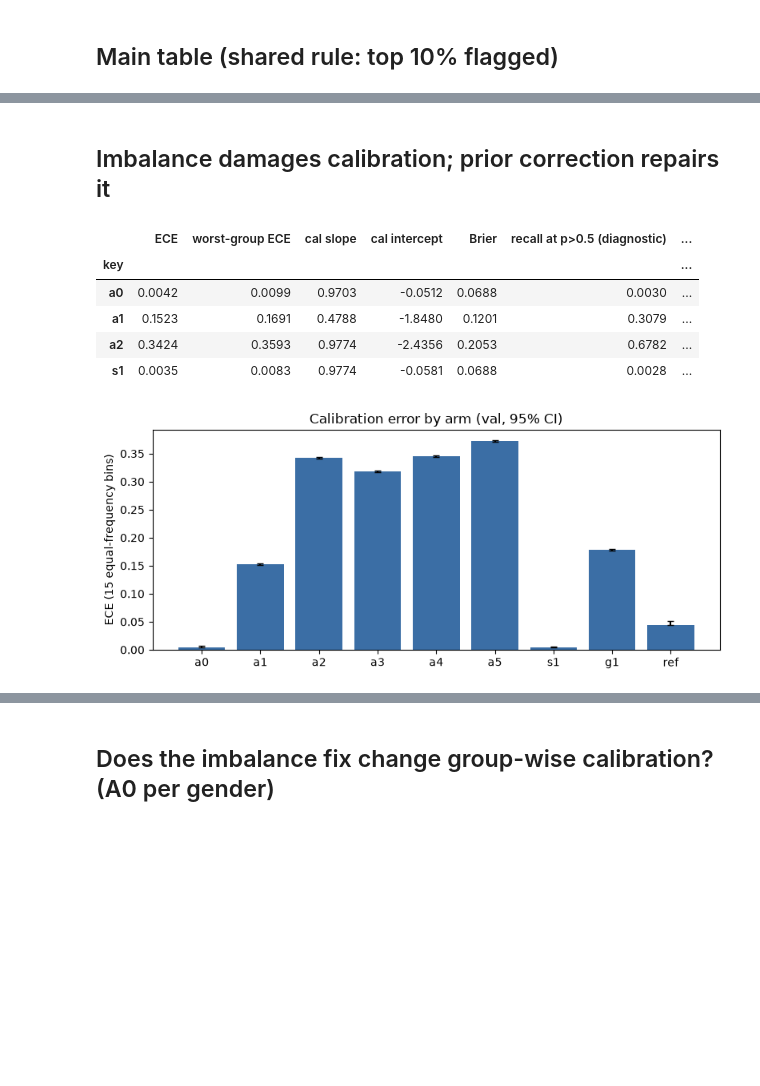
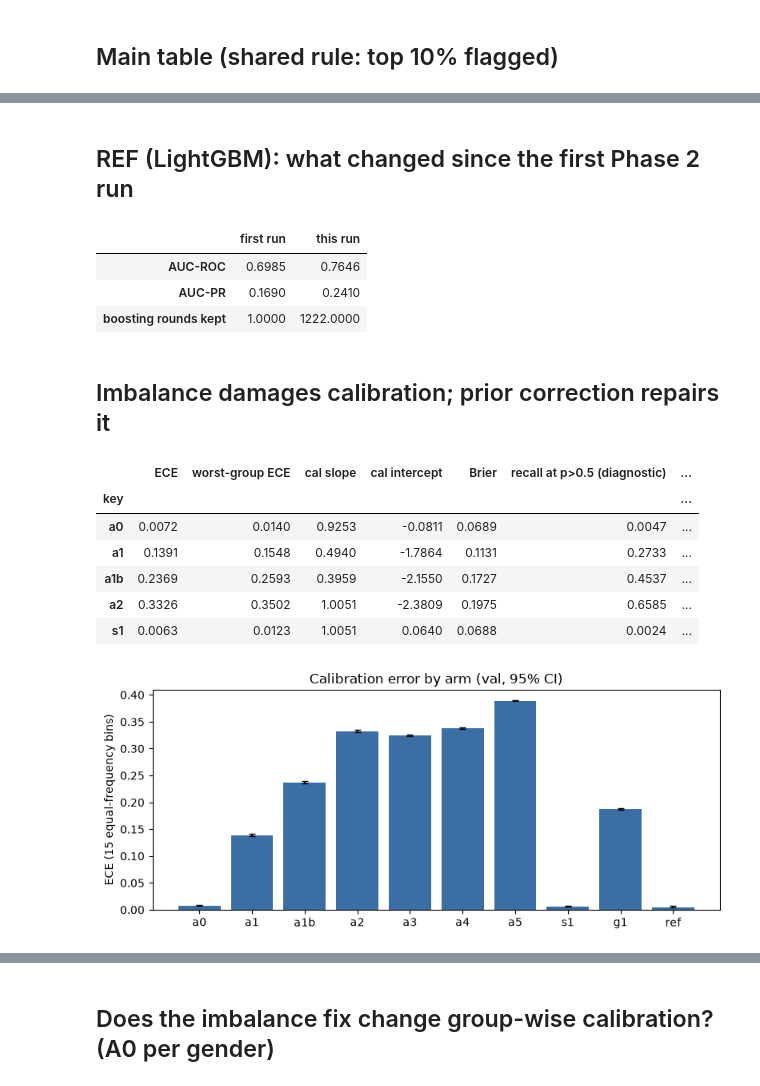
Before and after one commit to arghyadeep-deb/fairness-aware-credit-scoring, a Jupyter notebook: notebooks/02_baselines.ipynb, the cells around one changed output, grey strips where cells are left out. Drawn from its saved outputs; the diff is of its cells as text; code cells hidden in the pictures; blank space fills up the shorter version.

Commit message:
phase3: GRL, soft fairness, adversary head, joint loss + Stage 4 unit tests; phase2 review: A1b, REF fix, S2-GT/S2-EG, TPE re-tune

```diff
--- a/notebooks/02_baselines.ipynb
+++ b/notebooks/02_baselines.ipynb
@@ -56,7 +58,22 @@ main
+# %% [markdown]
+## REF (LightGBM): what changed since the first Phase 2 run
+# %%
+old = sorted(p for p in resolve(cfg['runs_dir']).glob('*_phase2') if (p / 'results.csv').exists())[0]
+o = pd.read_csv(old / 'results.csv').set_index('key').loc['ref']
+it_old = json.loads((old / 'ref' / 'seed_0' / 'pred_meta.json').read_text())['best_iteration']
+it_new = json.loads((RUN / 'ref' / 'seed_0' / 'pred_meta.json').read_text())['best_iteration']
+n = res.loc['ref']
+pd.DataFrame({'first run': [o['auc_roc'], o['auc_pr'], it_old], 'this run': [n['auc_roc'], n['auc_pr'], it_new]},
+             index=['AUC-ROC', 'AUC-PR', 'boosting rounds kept']).round(4)
+# %% [output]
+|  | first run | this run |
+| AUC-ROC | 0.6985 | 0.7646 |
+| AUC-PR | 0.1690 | 0.2410 |
+| boosting rounds kept | 1.0000 | 1222.0000 |
 # %% [markdown]
 ## Imbalance damages calibration; prior correction repairs it
 # %%
-keys = ['a0', 'a1', 'a2', 's1']
+keys = ['a0', 'a1', 'a1b', 'a2', 's1']
 cal = res.loc[keys, ['ece', 'worst_group_ece', 'cal_slope', 'cal_intercept', 'brier',
                       'recall_at_0.5', 'flag_rate_at_0.5']].round(4)
 cal.columns = ['ECE', 'worst-group ECE', 'cal slope', 'cal intercept', 'Brier',
@@ -65,20 +82,21 @@ cal
 # %% [output]
 |  | ECE | worst-group ECE | cal slope | cal intercept | Brier | recall at p>0.5 (diagnostic) | ... |
 | key |  |  |  |  |  |  | ... |
-| a0 | 0.0042 | 0.0099 | 0.9703 | -0.0512 | 0.0688 | 0.0030 | ... |
-| a1 | 0.1523 | 0.1691 | 0.4788 | -1.8480 | 0.1201 | 0.3079 | ... |
-| a2 | 0.3424 | 0.3593 | 0.9774 | -2.4356 | 0.2053 | 0.6782 | ... |
-| s1 | 0.0035 | 0.0083 | 0.9774 | -0.0581 | 0.0688 | 0.0028 | ... |
+| a0 | 0.0072 | 0.0140 | 0.9253 | -0.0811 | 0.0689 | 0.0047 | ... |
+| a1 | 0.1391 | 0.1548 | 0.4940 | -1.7864 | 0.1131 | 0.2733 | ... |
+| a1b | 0.2369 | 0.2593 | 0.3959 | -2.1550 | 0.1727 | 0.4537 | ... |
+| a2 | 0.3326 | 0.3502 | 1.0051 | -2.3809 | 0.1975 | 0.6585 | ... |
+| s1 | 0.0063 | 0.0123 | 1.0051 | 0.0640 | 0.0688 | 0.0024 | ... |
 # %%
-order = [k for k in ['a0','a1','a2','a3','a4','a5','s1','g1','ref'] if k in res.index]
+order = [k for k in ['a0','a1','a1b','a2','a3','a4','a5','s1','g1','ref'] if k in res.index]
 fig, ax = plt.subplots(figsize=(8, 3.5))
 y = res.loc[order, 'ece']
 err = [(y - res.loc[order, 'ece_lo']).clip(lower=0), (res.loc[order, 'ece_hi'] - y).clip(lower=0)]
 ax.bar(order, y, yerr=err, color='#3b6ea5', capsize=3)
 ax.set_ylabel('ECE (15 equal-frequency bins)'); ax.set_title('Calibration error by arm (val, 95% CI)')
 plt.tight_layout(); plt.show()
 # %% [output]
-[figure, old version]
+[figure, new version]
 # %%
 fig, ax = plt.subplots(1, 3, figsize=(12, 3.6), sharex=True, sharey=True)
 for a_, key in zip(ax, ['a0', 'a2', 's1']):
```
Also changed, not shown: parts of 8 cells of this notebook, 20 other files.
